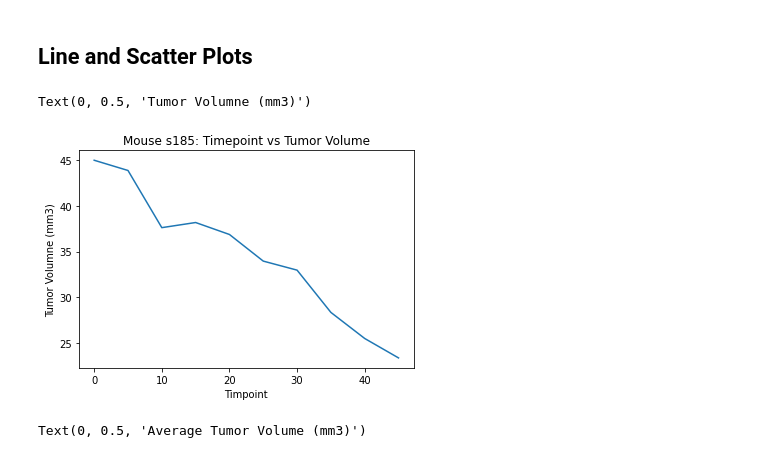
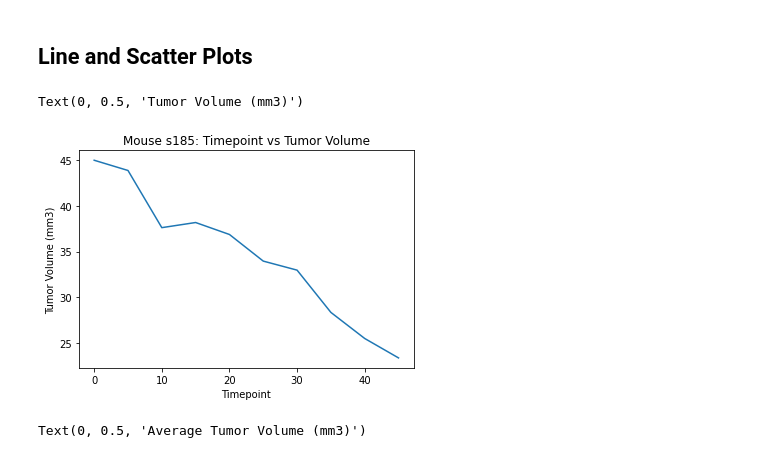
Before and after one commit to mcbien/matplotlib_challenge, a Jupyter notebook: Bien_pymaceuticals.ipynb, the cells around one changed output. Cells and saved outputs as stored; diff of their text form; code cells hidden in the pictures.

```diff
--- a/Bien_pymaceuticals.ipynb
+++ b/Bien_pymaceuticals.ipynb
@@ -337,19 +352,19 @@ plt.xticks([1, 2, 3, 4], ["Ramicane", "Capomulin", "Infubinol", "Ceftamin"])
 # %%
 # Generate a line plot of time point versus tumor volume for a mouse treated with Capomulin
 #Isolate mouse data
 capomulin_data = clean_data_copy[clean_data_copy["Drug Regimen"] == "Capomulin"]
 mouse_data = capomulin_data[capomulin_data["Mouse ID"] == "s185"]
 #plot data
 x_axis = mouse_data["Timepoint"]
 y_axis = mouse_data["Tumor Volume (mm3)"]
 plt.plot(x_axis,y_axis)
 #set titles
 plt.title("Mouse s185: Timepoint vs Tumor Volume")
-plt.xlabel("Timpoint")
-plt.ylabel("Tumor Volumne (mm3)")
+plt.xlabel("Timepoint")
+plt.ylabel("Tumor Volume (mm3)")
 # %% [output]
-Text(0, 0.5, 'Tumor Volumne (mm3)')
+Text(0, 0.5, 'Tumor Volume (mm3)')
-[figure, old version]
+[figure, new version]
 # %%
 # Generate a scatter plot of mouse weight versus average tumor volume for the Capomulin regimen
 avg_tumor_volume = capomulin_data.groupby(["Mouse ID",])["Tumor Volume (mm3)"].mean()
```
Also changed, not shown: parts of 1 cell of this notebook, 1 other file.
